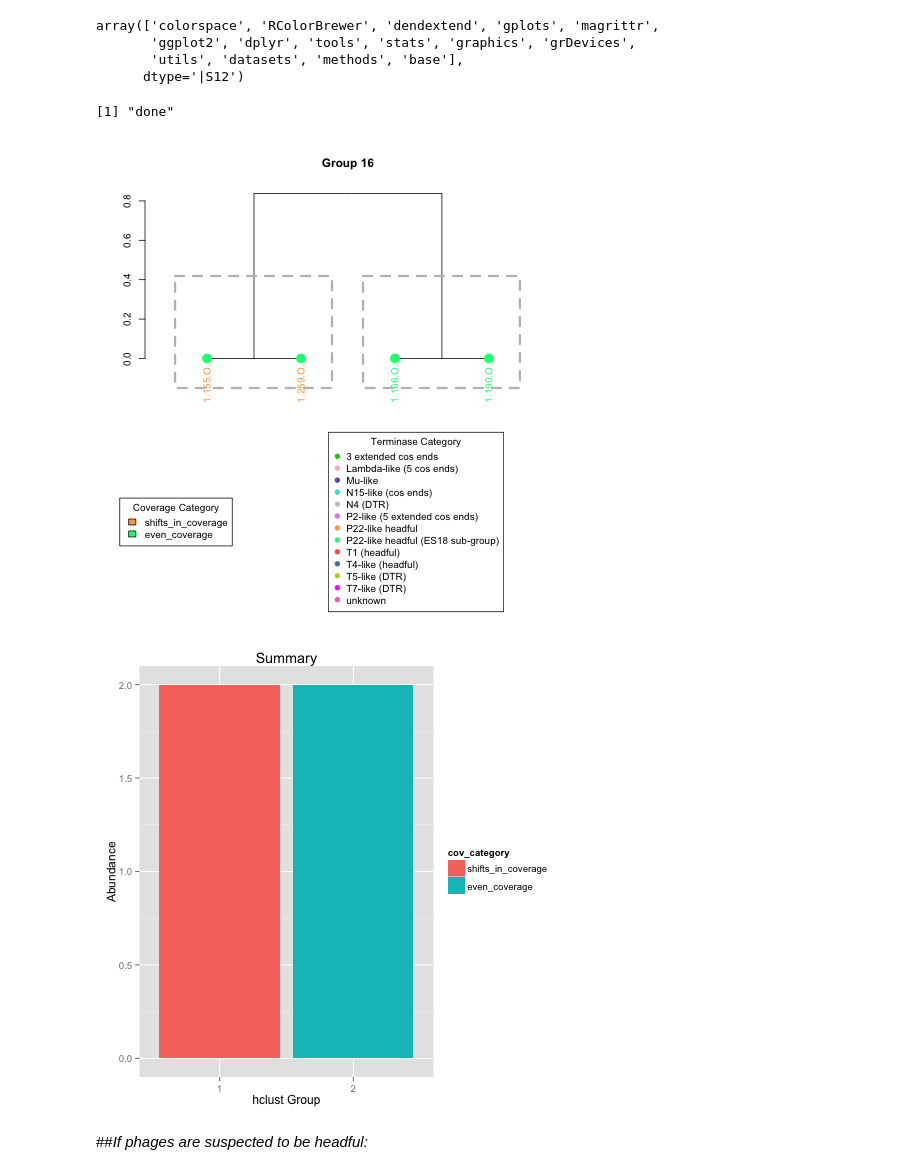
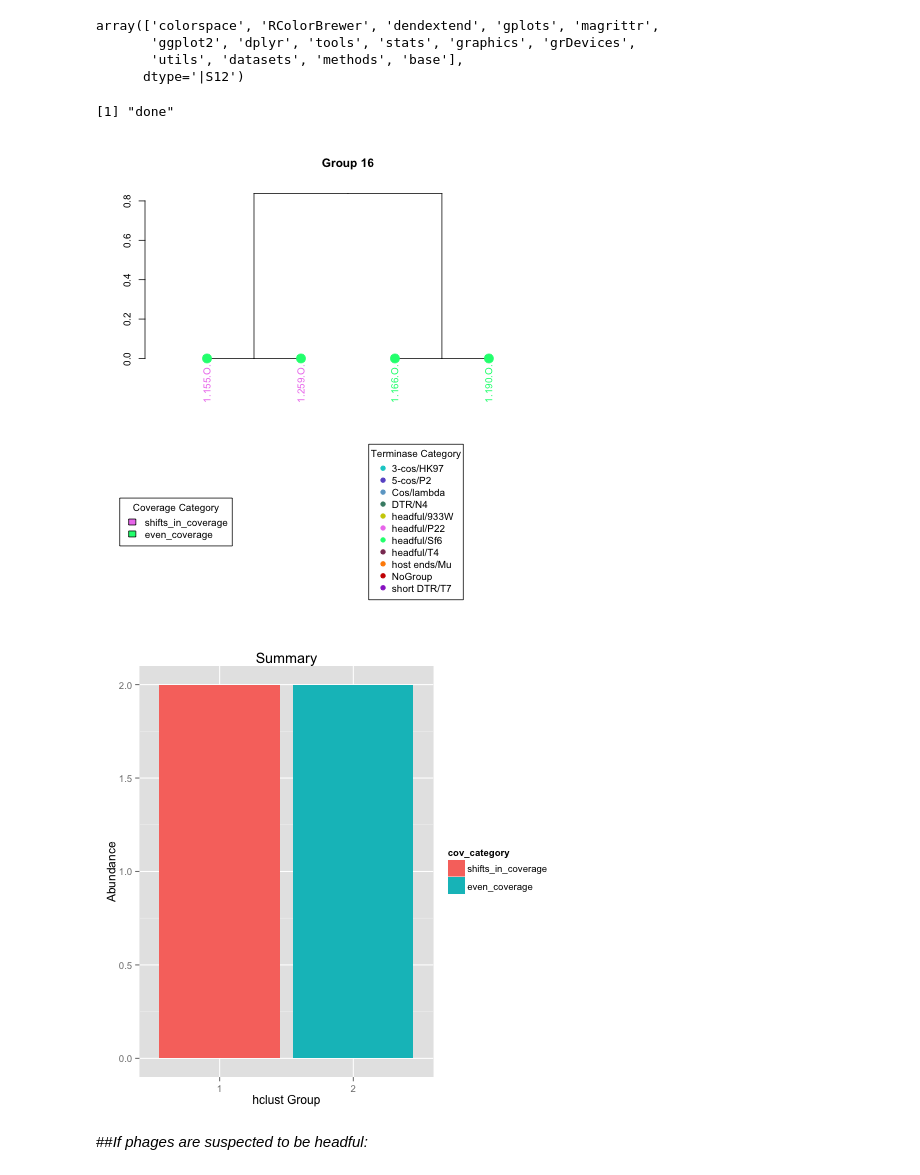
Before and after one commit to juliambrosman/nahant-genome-rearrangement, a Jupyter notebook: BP_Group16.ipynb, the cells around one changed output. Cells and saved outputs as stored; diff of their text form; code cells hidden in the pictures.

```diff
--- a/BP_Group16.ipynb
+++ b/BP_Group16.ipynb
@@ -604,7 +613,7 @@ array(['colorspace', 'RColorBrewer', 'dendextend', 'gplots', 'magrittr',
 # %%
 %%R -i group_number
 
-palette(c("springgreen1", "tan1", "tomato1","violet","steelblue","thistle","turquoise","yellow3","slateblue","magenta","lightpink","hotpink1","green3","darkorange","red","orange","yellow","chartreuse","darkorchid","darkblue","cyan3","gray","black","brown"))
+palette(c("springgreen1", "violet","hotpink4","yellow3","darkorange","aquamarine4","skyblue3","red3","slateblue","darkorchid","cyan3","gray","black","brown"))
 group_colors<-function(group_list) {
     n<-nrow(group_list)
     color_assignments<-cbind(group_list, rainbow_hcl(n, c = 50, l = 70, start = 0, end = 360*(n-1)/n, gamma = NULL, fixup = TRUE, alpha = 1))
@@ -625,7 +634,8 @@ i<-paste('CNSv2.0:',group_number, sep="")
 
 #colors
 grps_list<-group_by(phage_grps, V2)%>%summarise(.)
-terminase<-read.table("/Users/jmb/Desktop/ViralFate/ProtComparisons/terminase_categories.txt", sep="\t", header=FALSE)
+#terminase<-read.table("/Users/jmb/Desktop/ViralFate/ProtComparisons/terminase_categories.txt", sep="\t", header=FALSE)
+terminase<-read.table("/Users/jmb/Desktop/ViralFate/Terminase/new_terminase_categories.txt", sep="\t", header=FALSE)
 
 terminase_colors<-group_by(terminase, V3)%>%summarise()%>%group_colors()
 terminase$term_color<-terminase_colors$color[match(terminase$V3, terminase_colors$category)]
@@ -672,37 +682,37 @@ division$div_col<-division_colors$color[match(division$div, division_colors$cate
 #definining potential colors
 
 terminase_cols<-as.numeric(terminase$term_color[match(labels(d),terminase$phage)])
 read_cov_cols<-as.numeric(read_cov$cov_color[match(labels(d),read_cov$phage)])
 div_cols<-as.numeric(division$div_col[match(labels(d),division$phage)])
 
 #read_coverage_pattern_colors<-read_coverage_pattern_colors[order.dendrogram(dend)]
 
 #plot hclust with leaves colored by read coverage pattern, marked by terminase type and boxed by hclust threshold
 
 layout(matrix(c(1,1,2,3),2,2,byrow=TRUE), widths=c(10, 20), heights=c(15, 10))
 d %>% set("labels_colors", read_cov_cols) %>% set("labels_colors", read_cov_cols)%>%set("leaves_pch",19)%>%set("leaves_col",terminase_cols)%>%set("leaves_cex",2)%>%plot(main=(paste("Group", group_number)))
-if(k_val>1){
-    d %>% rect.dendrogram(k=k_val, border="gray", lty=2, lwd=3, lower_rect=-0.15)
-    }
+#if(k_val>1){
+ #   d %>% rect.dendrogram(k=k_val, border="gray", lty=2, lwd=3, lower_rect=-0.15)
+  #  }
 par(mar=c(0,0,0,0))
 plot.new()
 legend("center",legend = cov_colors$category, fill = cov_colors$color, title="Coverage Category")
 plot.new()
 legend("center",legend = terminase_colors$category, col = terminase_colors$color, pch=19, title="Terminase Category")
 
 
 #d %>% set("labels_colors", terminase_cols) %>% plot(main="terminase colors")
 #legend("topleft", legend = terminase_colors$category, fill = terminase_colors$color)
 
 #d %>% set("labels_colors", div_cols) %>% plot(main="hclust division colors")
 #legend("topleft", legend = division_colors$category, fill = division_colors$color)
 
 all<-merge(read_cov, terminase, by="phage", all.x=TRUE)%>%merge(.,division, by="phage") %>% ggplot(., aes(x=as.character(div), fill=cov_category)) + geom_bar() + labs(x="hclust Group", y="Abundance", title="Summary")
 
 plot(all)
 # %% [output]
 [1] "done"
-[figure, old version]
+[figure, new version]
 [figure]
 # %% [markdown]
 ##*If phages are suspected to be headful:*
```
Also changed, not shown: parts of 2 cells of this notebook, 6 other files.
